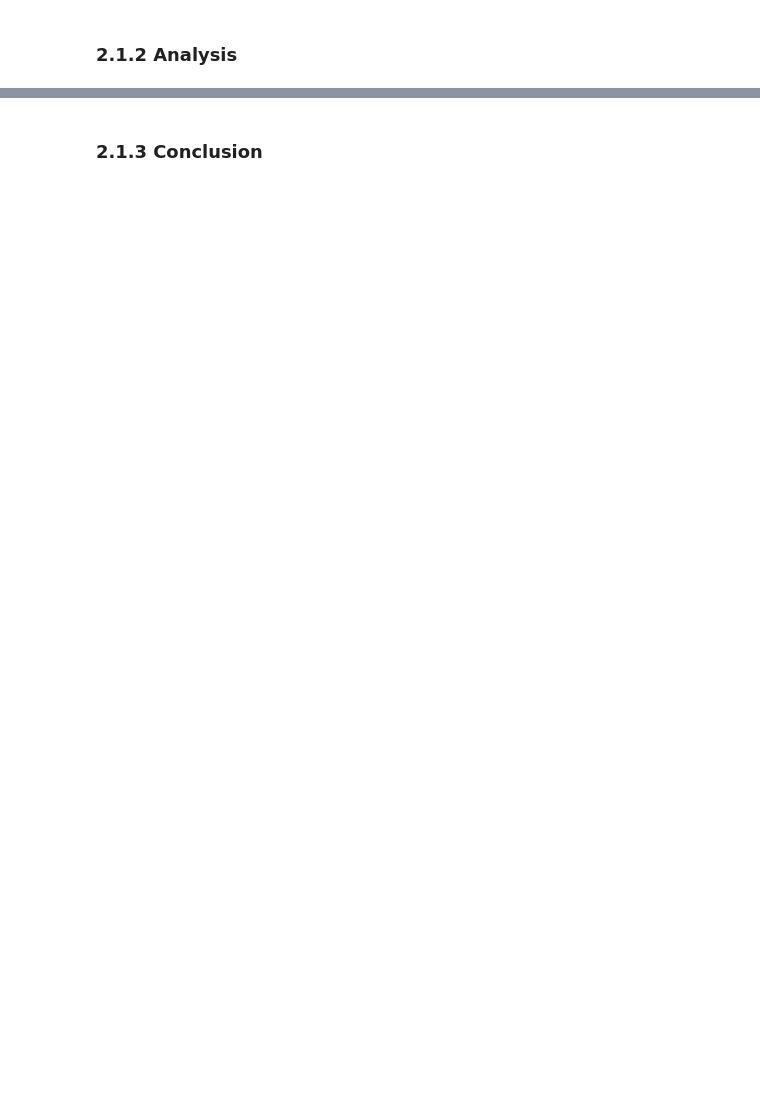
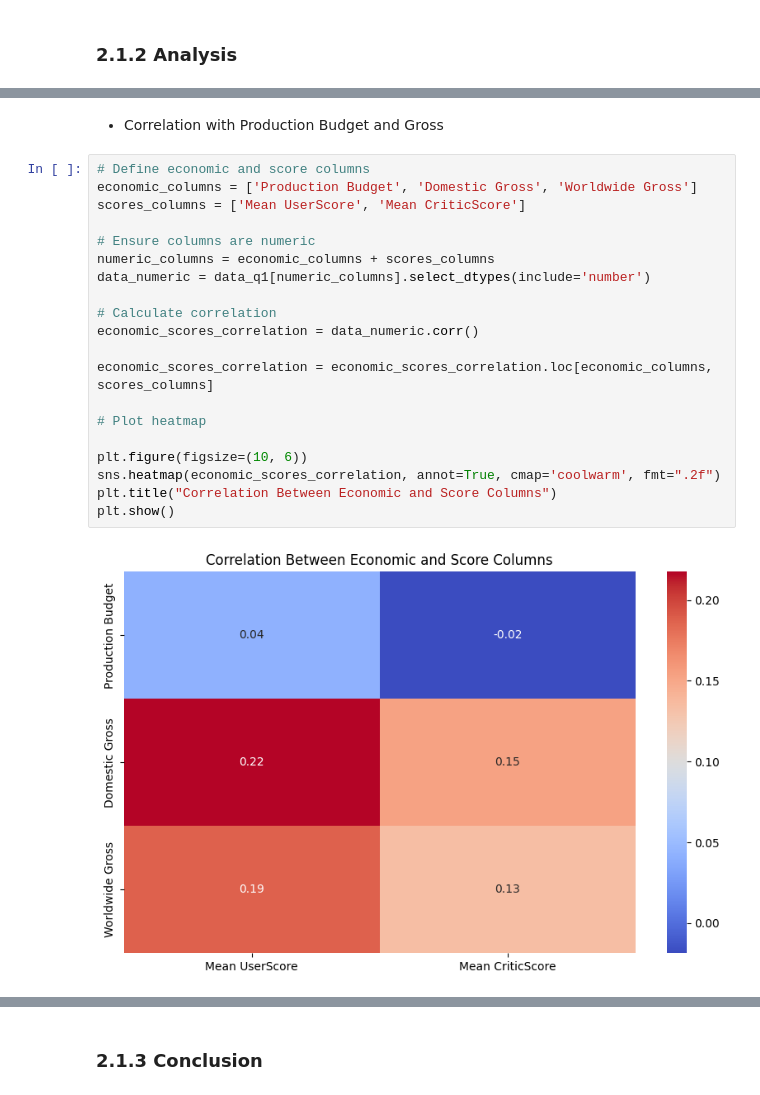
Before and after one commit to truongthuankiet1990gmailcom/Intro2DS---HCMUS---2024, a Jupyter notebook: Questions/Questions.ipynb, the cells around one changed output, grey strips where cells are left out. Drawn from its saved outputs; the diff is of its cells as text; blank space fills up the shorter version.

```diff
--- a/Questions/Questions.ipynb
+++ b/Questions/Questions.ipynb
@@ -73,0 +147,24 @@ What are the primary factors influencing critic and user scores?
+# %% [markdown]
+- Correlation with Production Budget and Gross
+# %%
+# Define economic and score columns
+economic_columns = ['Production Budget', 'Domestic Gross', 'Worldwide Gross']
+scores_columns = ['Mean UserScore', 'Mean CriticScore']
+
+# Ensure columns are numeric
+numeric_columns = economic_columns + scores_columns
+data_numeric = data_q1[numeric_columns].select_dtypes(include='number')
+
+# Calculate correlation
+economic_scores_correlation = data_numeric.corr()
+
+economic_scores_correlation = economic_scores_correlation.loc[economic_columns, scores_columns]
+
+# Plot heatmap
+
+plt.figure(figsize=(10, 6))
+sns.heatmap(economic_scores_correlation, annot=True, cmap='coolwarm', fmt=".2f")
+plt.title("Correlation Between Economic and Score Columns")
+plt.show()
+# %% [output]
+[figure, added]
```
Also changed, not shown: parts of 20 cells of this notebook.
